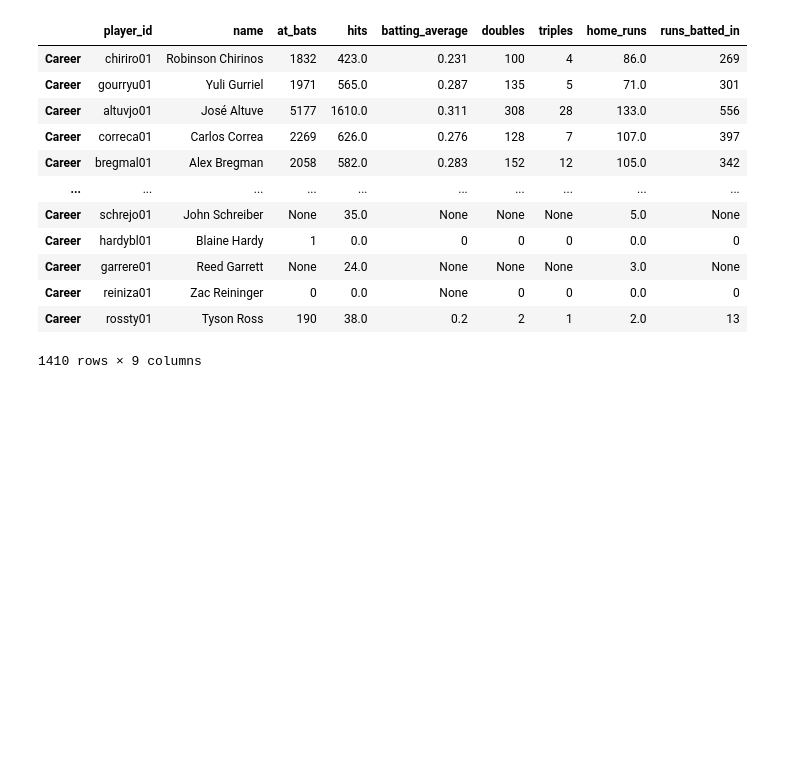
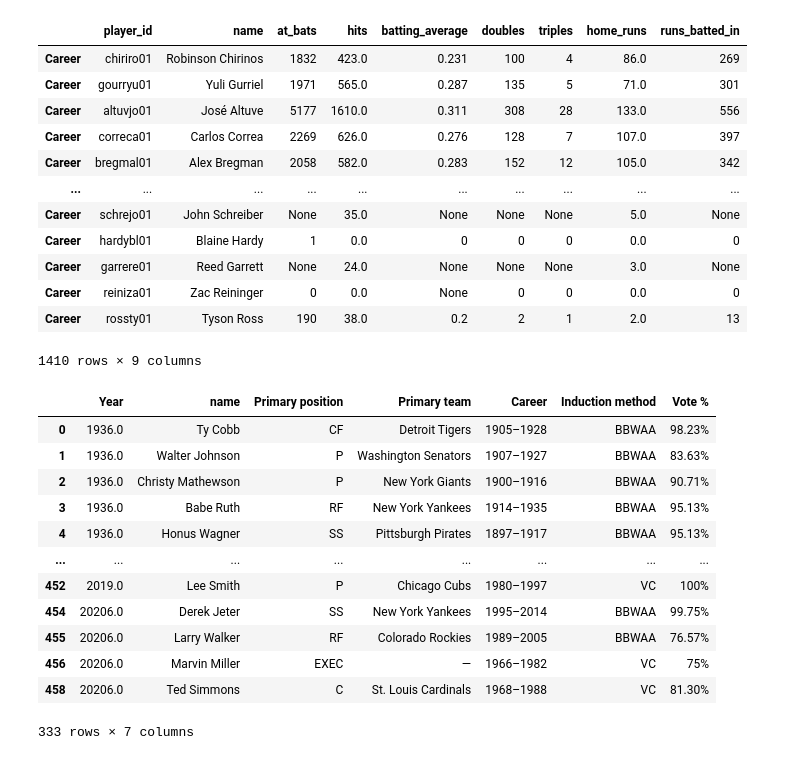
Before and after one commit to rteves0914/sportsReference_ML, a Jupyter notebook: main.ipynb, the cells around one changed output. Saved outputs shown, nothing was run; the diff lists cells and outputs as text; code cells hidden in the pictures; blank space fills up the shorter version.

```diff
--- a/main.ipynb
+++ b/main.ipynb
@@ -169,0 +126,18 @@ hall_of_fame_df = pd.read_csv('')
+# %%
+# read in the hall of fame csv
+hall_of_fame_df = pd.read_csv('Resources/Hall_of_Fame_List.csv')
+hall_of_fame_df
+# %% [output]
+|  | Year | name | Primary position | Primary team | Career | Induction method | Vote % |
+| 0 | 1936.0 | Ty Cobb | CF | Detroit Tigers | 1905–1928 | BBWAA | 98.23% |
+| 1 | 1936.0 | Walter Johnson | P | Washington Senators | 1907–1927 | BBWAA | 83.63% |
+| 2 | 1936.0 | Christy Mathewson | P | New York Giants | 1900–1916 | BBWAA | 90.71% |
+| 3 | 1936.0 | Babe Ruth | RF | New York Yankees | 1914–1935 | BBWAA | 95.13% |
+| 4 | 1936.0 | Honus Wagner | SS | Pittsburgh Pirates | 1897–1917 | BBWAA | 95.13% |
+| ... | ... | ... | ... | ... | ... | ... | ... |
+| 452 | 2019.0 | Lee Smith | P | Chicago Cubs | 1980–1997 | VC | 100% |
+| 454 | 20206.0 | Derek Jeter | SS | New York Yankees | 1995–2014 | BBWAA | 99.75% |
+| 455 | 20206.0 | Larry Walker | RF | Colorado Rockies | 1989–2005 | BBWAA | 76.57% |
+| 456 | 20206.0 | Marvin Miller | EXEC | — | 1966–1982 | VC | 75% |
+| 458 | 20206.0 | Ted Simmons | C | St. Louis Cardinals | 1968–1988 | VC | 81.30% |
+333 rows × 7 columns
```
Also changed, not shown: parts of 10 cells of this notebook.
